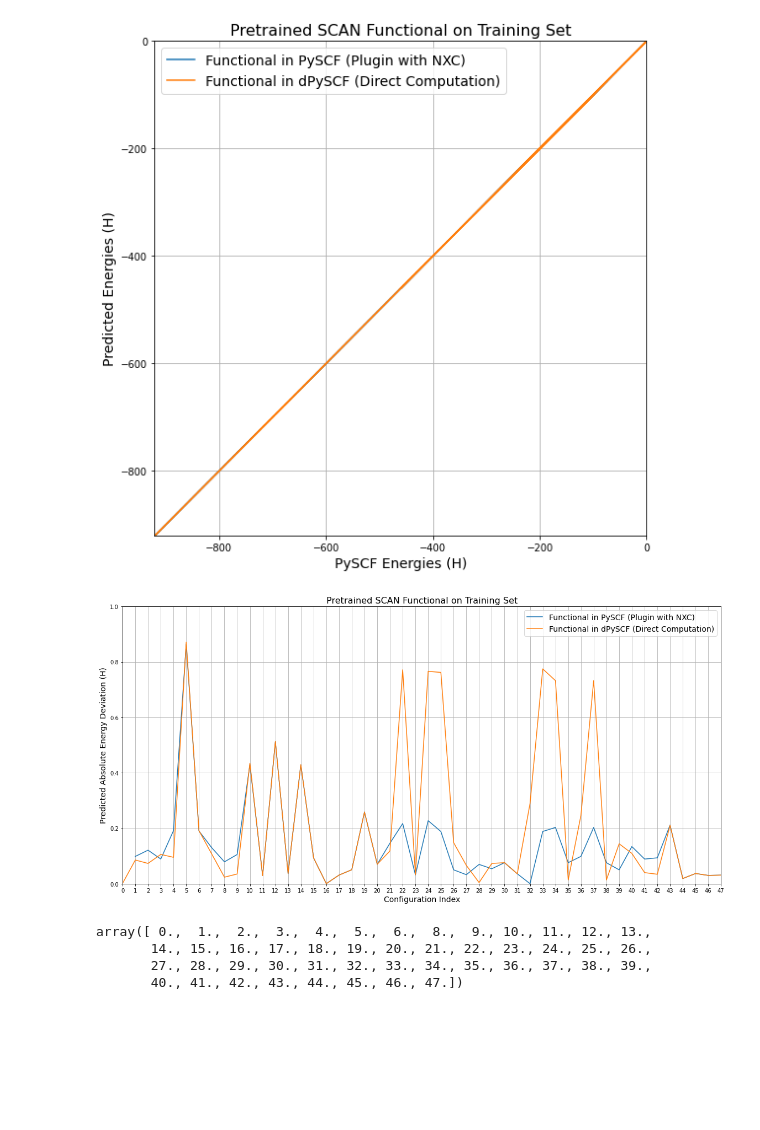
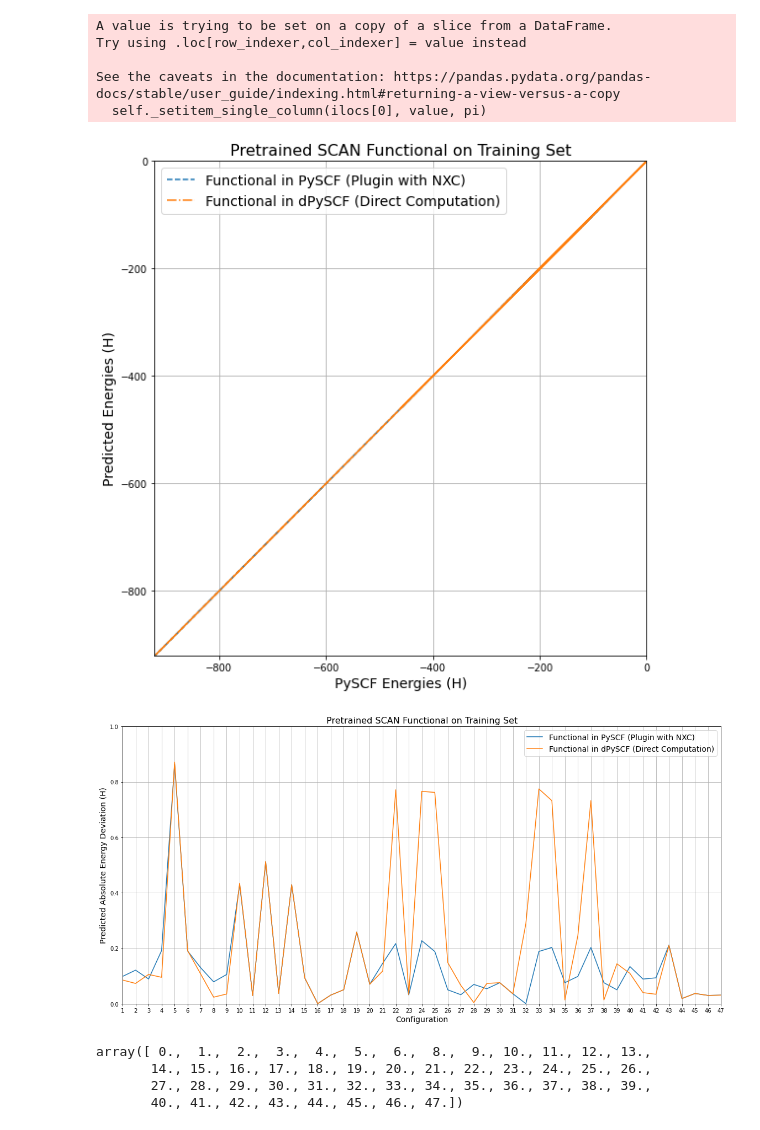
Before and after one commit to alecpwills/dpyscfl, a Jupyter notebook: notebooks/Untitled.ipynb, the cells around one changed output. Saved outputs shown, nothing was run; the diff lists cells and outputs as text; code cells hidden in the pictures; blank space fills up the shorter version.

```diff
--- a/notebooks/Untitled.ipynb
+++ b/notebooks/Untitled.ipynb
@@ -15,7 +15,7 @@ from opt_einsum import contract
 import matplotlib.pyplot as plt
 # %%
 trp = '/home/awills/Documents/Research/swxcd/train/pt/scan/pop/2022-07-26_18:10:24.788495testrun.dat'
-evp = '/home/awills/Documents/Research/swxcd/eval/pt/scan/table.dat'
+evp = '/home/awills/Documents/Research/swxcd/eval/pt/test_scan/table.dat'
 ccp = '/home/awills/Documents/Research/swxcd/aegis/rhscanrxn/progress'
 
 cc = pd.read_csv(ccp, sep='\t')
@@ -26,6 +26,12 @@ cce = cc[[cc.columns[0], cc.columns[2]]]
 eve = ev[[ev.columns[0], ev.columns[2]]]
 tre = tr[['idx', 'e']]
 tre.loc[:, 'e'] = tre['e'].apply(lambda x: x.replace('[','').replace(']','')).astype(float)
+# %% [output]
+A value is trying to be set on a copy of a slice from a DataFrame.
+Try using .loc[row_indexer,col_indexer] = value instead
+
+See the caveats in the documentation: https://pandas.pydata.org/pandas-docs/stable/user_guide/indexing.html#returning-a-view-versus-a-copy
+  self._setitem_single_column(ilocs[0], value, pi)
 # %%
 f = plt.figure(figsize=(8,8))
 ax = f.add_subplot(111)
@@ -35,8 +41,8 @@ ey = eve.values[:, 1]
 
 tx = cce[cce[cc.columns[0]].isin(tre['idx'])].values[:, 1]
 ty = tre.values[:, 1]
-ax.plot(ex, ey, label='Functional in PySCF (Plugin with NXC)')
-ax.plot(tx, ty, label='Functional in dPySCF (Direct Computation)')
+ax.plot(ex, ey, '--', label='Functional in PySCF (Plugin with NXC)')
+ax.plot(tx, ty, '-.', label='Functional in dPySCF (Direct Computation)')
 ax.grid()
 ax.set_ylim(eve.values[:, 1].min(), 0)
 ax.set_xlim(eve.values[:, 1].min(), 0)
@@ -46,33 +52,33 @@ ax.legend(fontsize=14)
 plt.title("Pretrained SCAN Functional on Training Set", fontsize=16)
 plt.tight_layout()
 # %% [output]
-[figure, old version]
+[figure, new version]
 # %%
 f = plt.figure(figsize=(16,8))
 ax = f.add_subplot(111)
 
 
 ex = cce[cce[cc.columns[0]].isin(eve[ev.columns[0]])].values[:, 1]
 ey = eve.values[:, 1]
 en = cce[cce[cc.columns[0]].isin(eve[ev.columns[0]])].values[:, 0]
 
 tx = cce[cce[cc.columns[0]].isin(tre['idx'])].values[:, 1]
 ty = tre.values[:, 1]
 tn = cce[cce[cc.columns[0]].isin(tre['idx'])].values[:, 0]
 
 ax.plot(en, abs(ex-ey), label='Functional in PySCF (Plugin with NXC)')
 ax.plot(tn, abs(tx-ty), label='Functional in dPySCF (Direct Computation)')
 ax.grid()
 ax.set_ylim(0, 1)
-ax.set_xlim(0, len(tn))
-ax.set_xlabel('Configuration Index', fontsize=14)
+ax.set_xlim(1, len(tn))
+ax.set_xlabel('Configuration', fontsize=14)
 ax.set_ylabel('Predicted Absolute Energy Deviation (H)', fontsize=14)
-ax.set_xticks(np.arange(0, 48))
+ax.set_xticks(np.arange(1, 48))
 ax.legend(fontsize=14)
 plt.title("Pretrained SCAN Functional on Training Set", fontsize=16)
 plt.tight_layout()
 # %% [output]
-[figure, old version]
+[figure, new version]
 # %%
 tn
 # %% [output]
```
Also changed, not shown: 8 other files.
